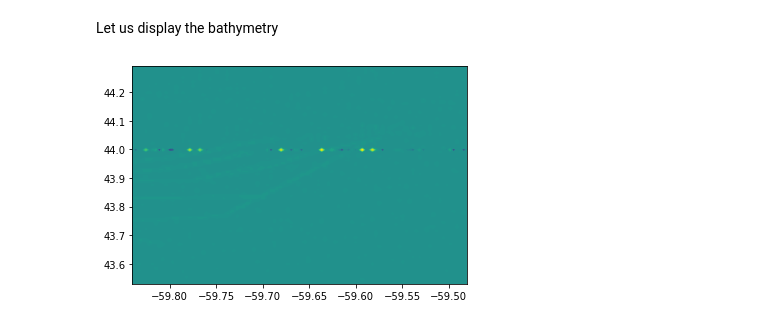
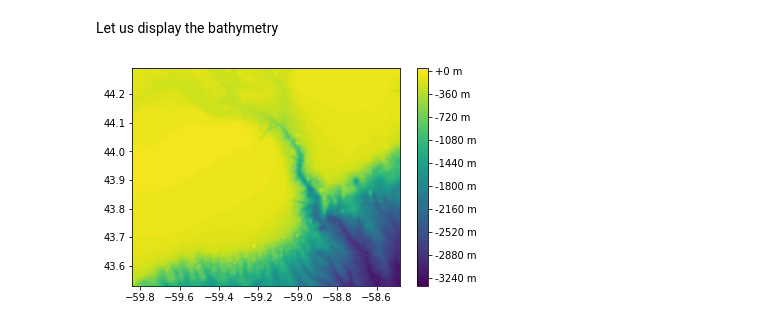
Before and after one commit to cxzhangqi/kadlu, a Jupyter notebook: playroom/transmission_loss.ipynb, the cells around one changed output. Drawn from its saved outputs; the diff is of its cells as text; code cells hidden in the pictures.

Commit message:
sound_propagation - TST - added range to unit test with chs bathy

```diff
--- a/playroom/transmission_loss.ipynb
+++ b/playroom/transmission_loss.ipynb
@@ -33,7 +33,7 @@ fig = tl.plot_vertical(show_bathy=True)
 # %%
 from datetime import datetime
 
-o = Ocean(default=False, fetch=True, load_bathymetry='chs',
+o = Ocean(default=False, cache=True, fetch=True, load_bathymetry='chs',
           south=43.53, north=44.29, west=-59.84, east=-58.48)
 # %% [output]
 CA2_4400N06000W.tif: downloading 4/4 from CHS NONNA-100...
@@ -46,14 +46,15 @@ Let us display the bathymetry
 # %%
 import numpy as np
 
 lat = np.linspace(43.53, 44.29, 100)
-lon = np.linspace(-59.84, -59.48, 100)
+lon = np.linspace(-59.84, -58.48, 100)
 bathy = o.bathy(lat=lat, lon=lon, grid=True)
 
 fig = plt.contourf(lon, lat, bathy, 100)
+plt.colorbar(fig, format='%+2.0f m')
 plt.show()
 # %% [output]
-[figure, old version]
+[figure, new version]
 # %%
 tl = TLCalculator(ocean=o, seafloor=s, sound_speed=1500,
     radial_bin=100, radial_range=10e3,
```
Also changed, not shown: parts of 1 cell of this notebook, 1 other file.
